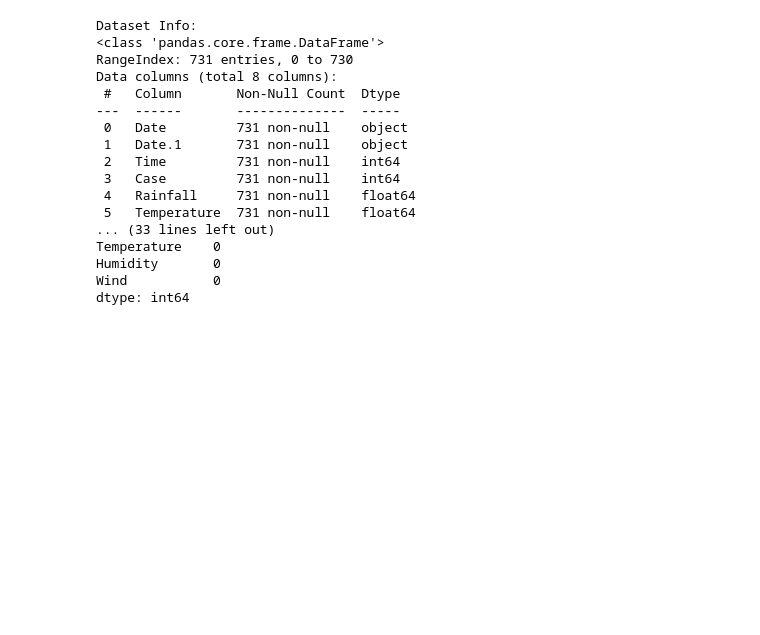
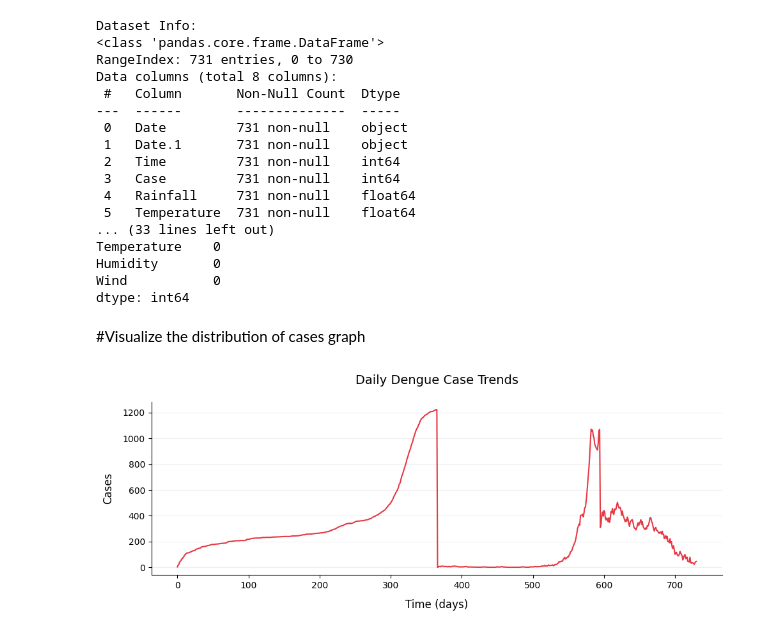
Before and after one commit to Diyaa-lacoul/Ai-Coursework, a Jupyter notebook: AI.ipynb, the cells around one changed output. Cells and saved outputs as stored; diff of their text form; code cells hidden in the pictures; blank space fills up the shorter version.

```diff
--- a/AI.ipynb
+++ b/AI.ipynb
@@ -41,3 +47,18 @@ Temperature    0
 Humidity       0
 Wind           0
 dtype: int64
+# %% [markdown]
+#Visualize the distribution of cases graph
+# %%
+#Visualize the distribution of cases graph
+plt.figure(figsize=(10, 4), facecolor='white')  # Clean white background
+plt.plot(df['Case'], color='#E63946', linewidth=1.5)  # Modern red color
+plt.title('Daily Dengue Case Trends', pad=20, fontsize=14)  # Better spacing
+plt.xlabel('Time (days)', fontsize=12, labelpad=10)
+plt.ylabel('Cases', fontsize=12, labelpad=10)
+plt.grid(axis='y', alpha=0.2)  # Only horizontal gridlines
+plt.gca().spines[['top','right']].set_visible(False)  # Remove chart borders
+plt.tight_layout()
+plt.show()
+# %% [output]
+[figure, added]
```
Also changed, not shown: parts of 3 cells of this notebook.
